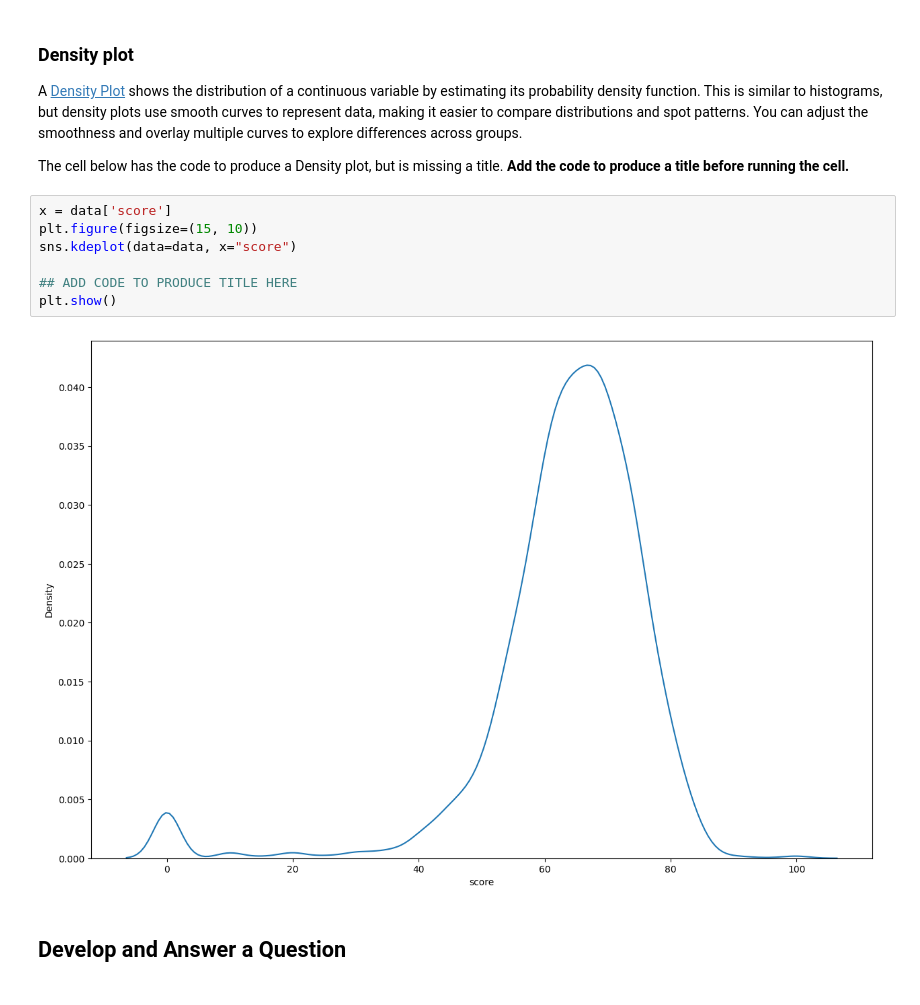
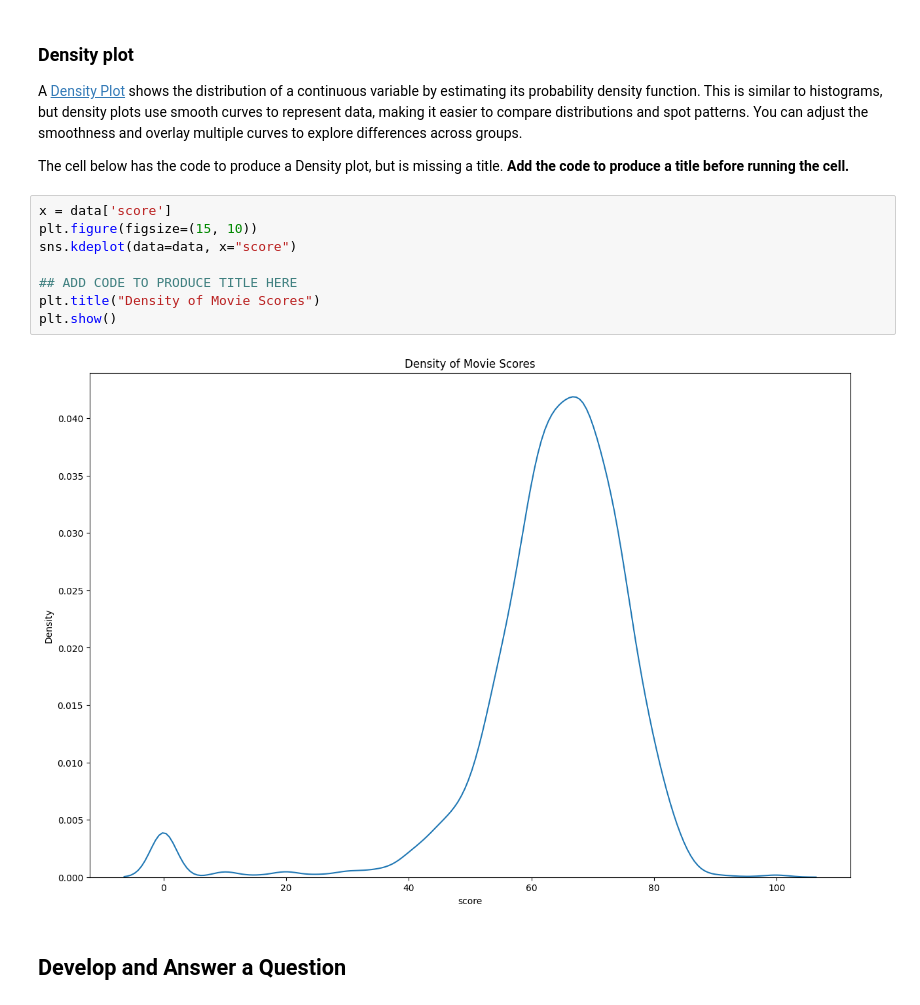
Before and after one commit to bcfaenza/DS1001-LABS-Projects, a Jupyter notebook: LABS-06_Design-2.ipynb, the cells around one changed output. Saved outputs shown, nothing was run; the diff lists cells and outputs as text.

```diff
--- a/LABS-06_Design-2.ipynb
+++ b/LABS-06_Design-2.ipynb
@@ -187,12 +187,13 @@ The cell below has the code to produce a Density plot, but is missing a title. *
 # %%
 x = data['score']
 plt.figure(figsize=(15, 10))
 sns.kdeplot(data=data, x="score")
 
 ## ADD CODE TO PRODUCE TITLE HERE
+plt.title("Density of Movie Scores")
 plt.show()
 # %% [output]
-[figure, old version]
+[figure, new version]
 # %% [markdown]
 ## Develop and Answer a Question
 # %%
```
Also changed, not shown: parts of 1 cell of this notebook, 5 other files.
